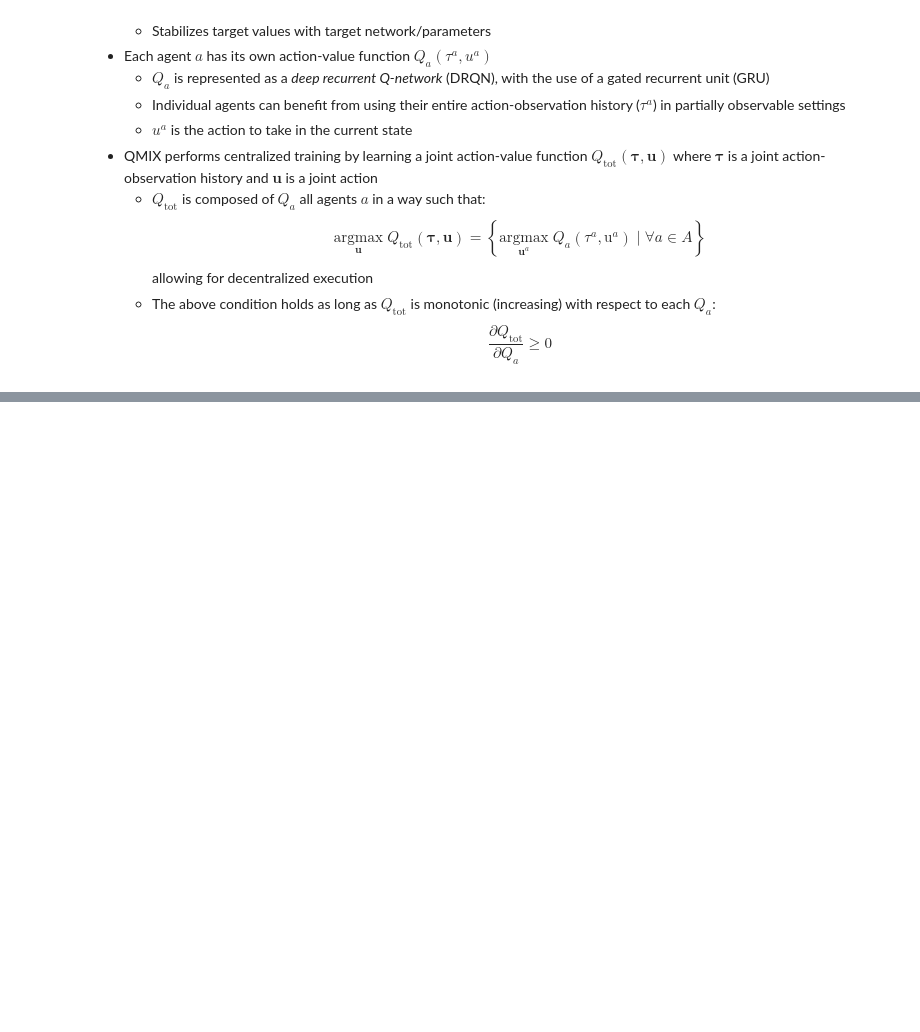
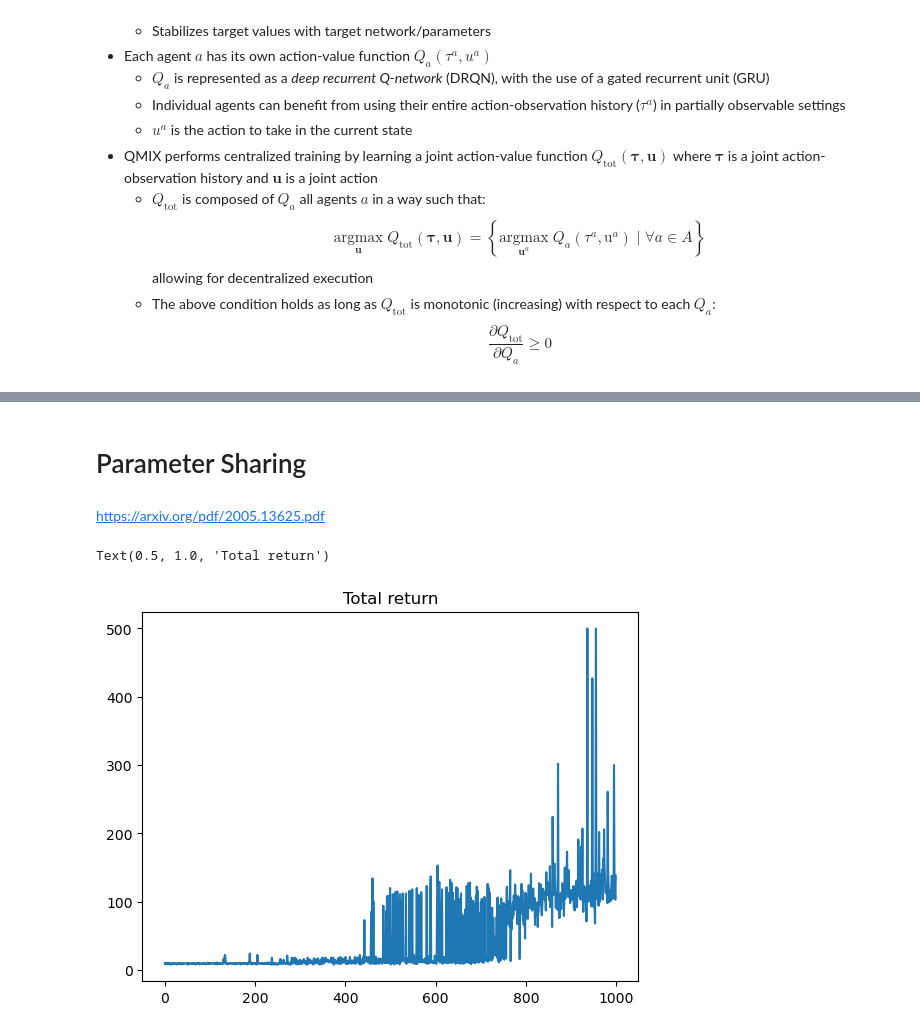
Before and after one commit to jimtoledo/reinforcement-learning, a Jupyter notebook: notebooks/qmix.ipynb, the cells around one changed output, grey strips where cells are left out. Drawn from its saved outputs; the diff is of its cells as text; code cells hidden in the pictures; blank space fills up the shorter version.

Commit message:
drqn cartpole testing

```diff
--- a/notebooks/qmix.ipynb
+++ b/notebooks/qmix.ipynb
@@ -49,3 +48,20 @@ os.chdir('..')
 - $\textbf{u}$ - joint action (actions of all agents)
 
 ![qmix](qmix.png)
+# %% [markdown]
+# Parameter Sharing
+# %% [markdown]
+https://arxiv.org/pdf/2005.13625.pdf
+# %%
+import pickle
+from scripts.drqn import DRQN
+res = {}
+with open('testfiles/drqn_cartpole.results', 'rb') as file:
+    res = pickle.load(file)
+# %%
+episode_returns = res['episode_returns']
+plt.plot(range(len(episode_returns)), episode_returns)
+plt.title('Total return')
+# %% [output]
+Text(0.5, 1.0, 'Total return')
+[figure, added]
```
Also changed, not shown: parts of 3 cells of this notebook, 4 other files.
